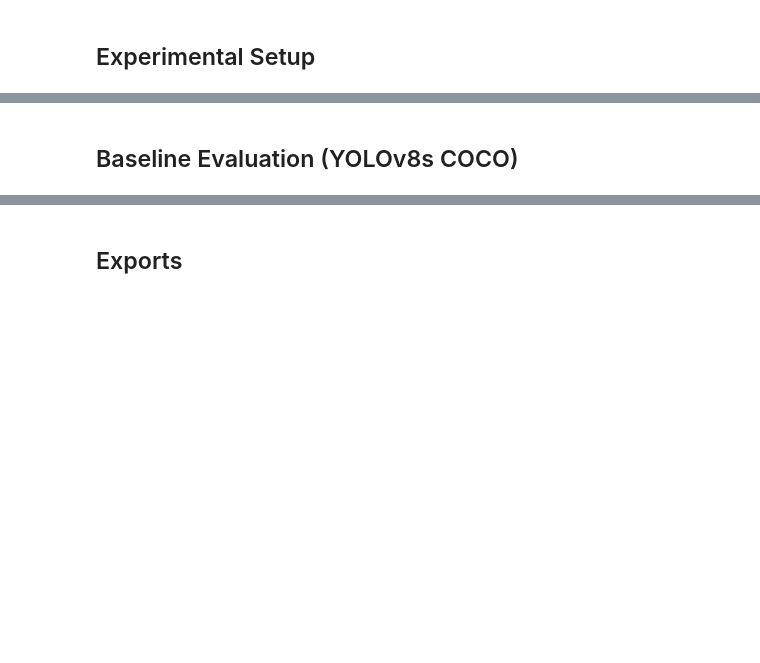
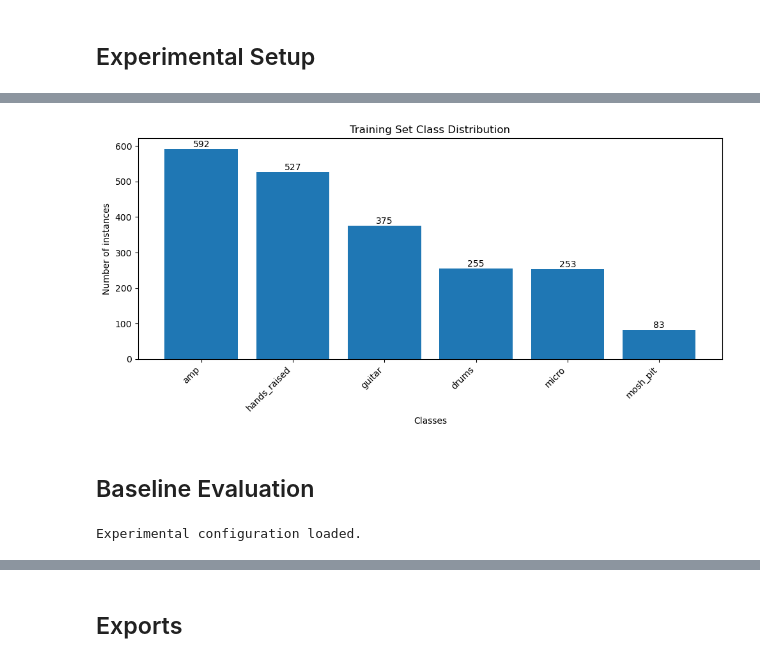
Before and after one commit to rsquaredata/evolve, a Jupyter notebook: notebooks/01_training.ipynb, the cells around one changed output, grey strips where cells are left out. Saved outputs shown, nothing was run; the diff lists cells and outputs as text; code cells hidden in the pictures; blank space fills up the shorter version.

```diff
--- a/notebooks/01_training.ipynb
+++ b/notebooks/01_training.ipynb
@@ -73,11 +105,3 @@ print("Class names:", class_names)
-# %%
-BASE_PATH = Path(dataset_config["path"]).resolve()
-
-train_path = BASE_PATH / dataset_config["train"]
-val_path = BASE_PATH / dataset_config["val"]
-
-print("Resolved train path:", train_path)
-print("Resolved val path:", val_path)
 # %%
 # ==============================
 # Dataset volume verification
@@ -122,38 +165,69 @@ for k, v in distribution.items():
 # %%
 # ==============================
 # Class distribution visualization
 # ==============================
 
 import matplotlib.pyplot as plt
 
-classes = list(distribution.keys())
-counts = list(distribution.values())
+# Sort classes by descending frequency (more informative)
+sorted_items = sorted(distribution.items(), key=lambda x: x[1], reverse=True)
 
-plt.figure()
-plt.bar(classes, counts)
-plt.xticks(rotation=45)
+classes = [k for k, _ in sorted_items]
+counts = [v for _, v in sorted_items]
+
+plt.figure(figsize=(10, 5))
+bars = plt.bar(classes, counts)
+
+plt.xticks(rotation=45, ha="right")
 plt.xlabel("Classes")
 plt.ylabel("Number of instances")
 plt.title("Training Set Class Distribution")
+
+# Add value labels above bars
+for bar in bars:
+    height = bar.get_height()
+    plt.text(
+        bar.get_x() + bar.get_width() / 2,
+        height,
+        str(height),
+        ha="center",
+        va="bottom"
+    )
+
 plt.tight_layout()
+
+# Save figure for report
+os.makedirs("../results/figures", exist_ok=True)
+plt.savefig("../results/figures/class_distribution.png")
+
 plt.show()
+# %% [output]
+[figure, added]
 # %% [markdown]
-## Baseline Evaluation (YOLOv8s COCO)
+## Baseline Evaluation
 # %%
-# ==============================
-# Baseline evaluation
-# ==============================
+# ==========================================
+# Experimental Configuration
+# ==========================================
 
-baseline_model = YOLO("yolov8s.pt")
+"""
+Common experimental setup for transfer learning comparison.
 
-baseline_metrics = baseline_model.val(
-    data=DATASET_CONFIG_PATH,
-    split="val",
-    device=device
-)
+Two training regimes:
+1) COCO-pretrained fine-tuning
+2) Random initialization (from scratch)
 
-print("\nBaseline Validation Results:")
-print("mAP50-95:", baseline_metrics.box.map)
-print("mAP50:", baseline_metrics.box.map50)
-print("Precision:", baseline_metrics.box.mp)
-print("Recall:", baseline_metrics.box.mr)
+Both runs use identical hyperparameters to ensure
+a controlled and fair comparison.
+"""
+
+EPOCHS = 50
+IMGSZ = 640
+BATCH_SIZE = 16
+PATIENCE = 20
+
+PROJECT_DIR = Path("../runs/train").resolve()
+
+print("Experimental configuration loaded.")
+# %% [output]
+Experimental configuration loaded.
```
Also changed, not shown: parts of 30 cells of this notebook.
